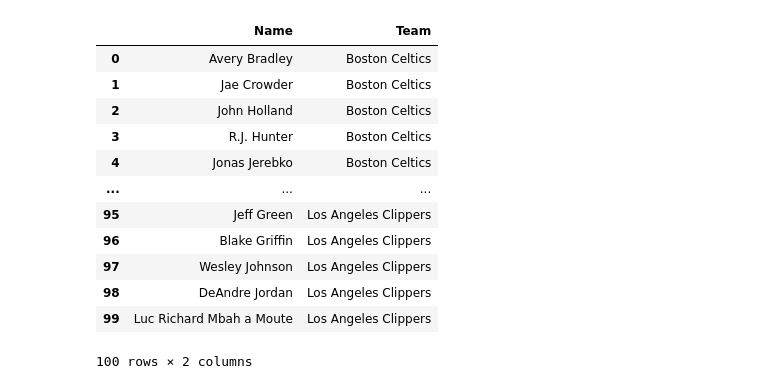
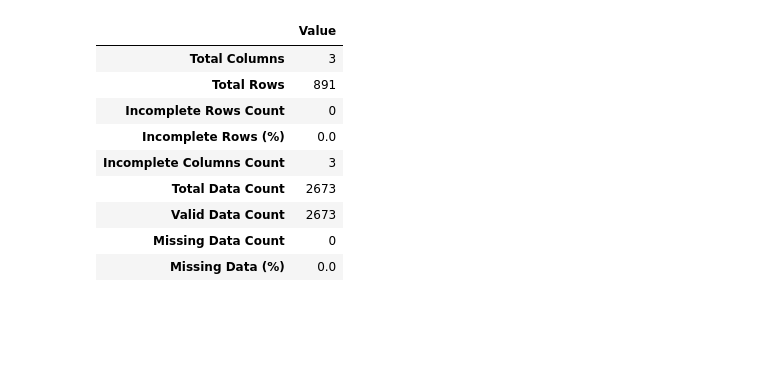
Before and after one commit to zqTheDesigner/missing-data-processor, a Jupyter notebook: datamender.ipynb, the cells around one changed output. Saved outputs shown, nothing was run; the diff lists cells and outputs as text; code cells hidden in the pictures; blank space fills up the shorter version.

```diff
--- a/datamender.ipynb
+++ b/datamender.ipynb
@@ -11,16 +10,13 @@ mender.set_focus(rows=range(0,100), columns=['Name', 'Team'])
-# %%
-mender.focused.df
-# %% [output]
-|  | Name | Team |
-| 0 | Avery Bradley | Boston Celtics |
-| 1 | Jae Crowder | Boston Celtics |
-| 2 | John Holland | Boston Celtics |
-| 3 | R.J. Hunter | Boston Celtics |
-| 4 | Jonas Jerebko | Boston Celtics |
-| ... | ... | ... |
-| 95 | Jeff Green | Los Angeles Clippers |
-| 96 | Blake Griffin | Los Angeles Clippers |
-| 97 | Wesley Johnson | Los Angeles Clippers |
-| 98 | DeAndre Jordan | Los Angeles Clippers |
-| 99 | Luc Richard Mbah a Moute | Los Angeles Clippers |
-100 rows × 2 columns
+# %%
+main_mender.overview()
+# %% [output]
+|  | Value |
+| Total Columns | 3 |
+| Total Rows | 891 |
+| Incomplete Rows Count | 0 |
+| Incomplete Rows (%) | 0.0 |
+| Incomplete Columns Count | 3 |
+| Total Data Count | 2673 |
+| Valid Data Count | 2673 |
+| Missing Data Count | 0 |
+| Missing Data (%) | 0.0 |
```
Also changed, not shown: parts of 7 cells of this notebook, 8 other files.
